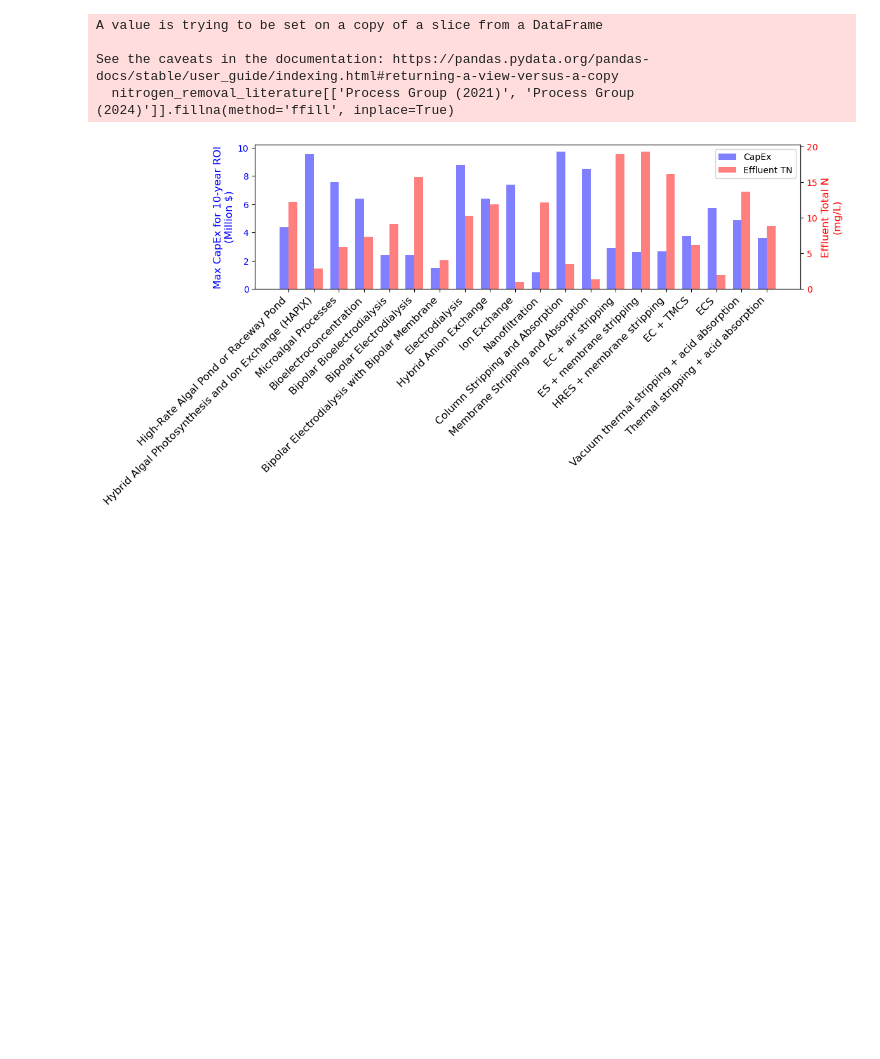
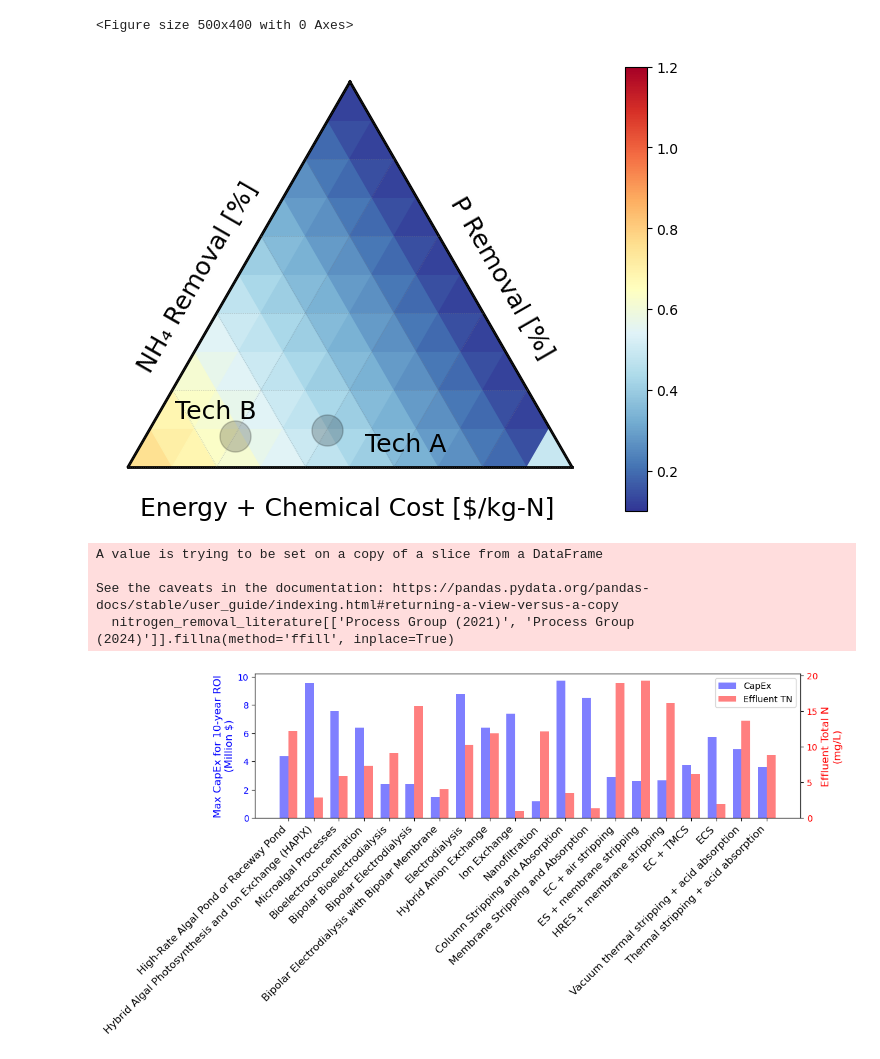
Before and after one commit to dalyw/watertap, a Jupyter notebook: watertap/flowsheets/electroNP/heatmaps.ipynb, the cells around one changed output. Drawn from its saved outputs; the diff is of its cells as text; code cells hidden in the pictures; blank space fills up the shorter version.

```diff
--- a/watertap/flowsheets/electroNP/heatmaps.ipynb
+++ b/watertap/flowsheets/electroNP/heatmaps.ipynb
@@ -99,3 +79,83 @@ data_dict
+# %%
+import pandas as pd
+import numpy as np
+import ternary
+import matplotlib.pyplot as plt
+
+# Ternary documentation: https://github.com/marcharper/python-ternary/blob/master/README.md
+
+# Set scale for ternary plot
+scale = 10
+
+# Create dictionary to store LCOW values
+data_dict = {}
+
+# Generate LCOW values that:
+# - Increase with energy intensity
+# - Decrease with higher NH4 and P removal
+for i in range(scale + 1):
+    for j in range(scale + 1 - i):
+        k = scale - i - j
+        # Convert to percentages (0-100)
+        x = int((i/scale) * 100)
+        y = int((j/scale) * 100)
+        z = int((k/scale) * 100)
+
+        # Base LCOW starts at 2
+        base_lcow = 0.2
+
+        # Add energy cost contribution (0 to 5)
+        energy_cost = z * 0.006
+
+        # Subtract benefits from removal (up to -1 each)
+        nh4_benefit = -0.1 * (x/100)
+        p_benefit = -0.1 * (y/100)
+
+        # Calculate total LCOW
+        lcow = base_lcow + energy_cost + nh4_benefit + p_benefit
+
+        # Store in dictionary with tuple in correct order for ternary plot
+        # Order needs to be (left, right, bottom) which maps to:
+        # (NH4 removal, P removal, Energy Intensity)
+        data_dict[(i, j, k)] = lcow
+
+data_dict[(i, j, k)] = 1.2
+
+# Create ternary plot
+plt.figure(figsize=(5, 4))
+fig, tax = ternary.figure(scale=scale)
+
+# Plot heatmap with triangular interpolation
+tax.heatmap(data_dict, style="triangular", cmap="RdYlBu_r", colorbar=True)
+
+# Add labels with contrasting colors
+tax.left_axis_label("NH₄ Removal [%]", offset=0.1, color='k', fontsize = 18)
+tax.right_axis_label("P Removal [%]", offset=0.1, color='k', fontsize = 18)
+tax.bottom_axis_label("Energy + Chemical Cost [$/kg-N]", offset=0.02, color='k', fontsize = 18)
+
+# Add ticks
+# ticks = [i for i in range(0, scale + 1, 2)]  # 0 to scale in steps of 2
+# tax.ticks(ticks=ticks, axis='lrb', linewidth=1, multiple=2, offset=0.025)
+
+# Add boundary and gridlines
+tax.boundary(linewidth=2.0)
+tax.gridlines(color="gray", multiple=2, alpha=0.5)
+tax.get_axes().axis('off')
+
+# Add point and range for struvite electroprecipitation
+tax.scatter([(2, 0.8, 3.0), (4, 0.95, 4.0)], marker='o', color='k', alpha=0.2, s=500)
+tax.annotate('Tech B', (0.3, 0.9, 0.5), xytext=(10, 10), textcoords='offset points', fontsize=18)
+
+# Add point and range for electrochemical stripping
+# tax.scatter([(8, 0.02, 0.3), (95, 0.1, 0.8)], marker='o', color='k', alpha=0.2, s=500)
+tax.annotate('Tech A', (5, 0.05, 3.5), xytext=(10, 10), textcoords='offset points', fontsize=18)
+
+tax._colorbar_label_size = 12
+plt.tight_layout()
+tax.show()
+# %% [output]
+<Figure size 500x400 with 0 Axes>
+[figure, added]
 # %%
 # Read in literature data
 nitrogen_removal_literature = pd.read_csv('nitrogen_removal_literature.csv')
```
Also changed, not shown: parts of 2 cells of this notebook, 5 other files.
